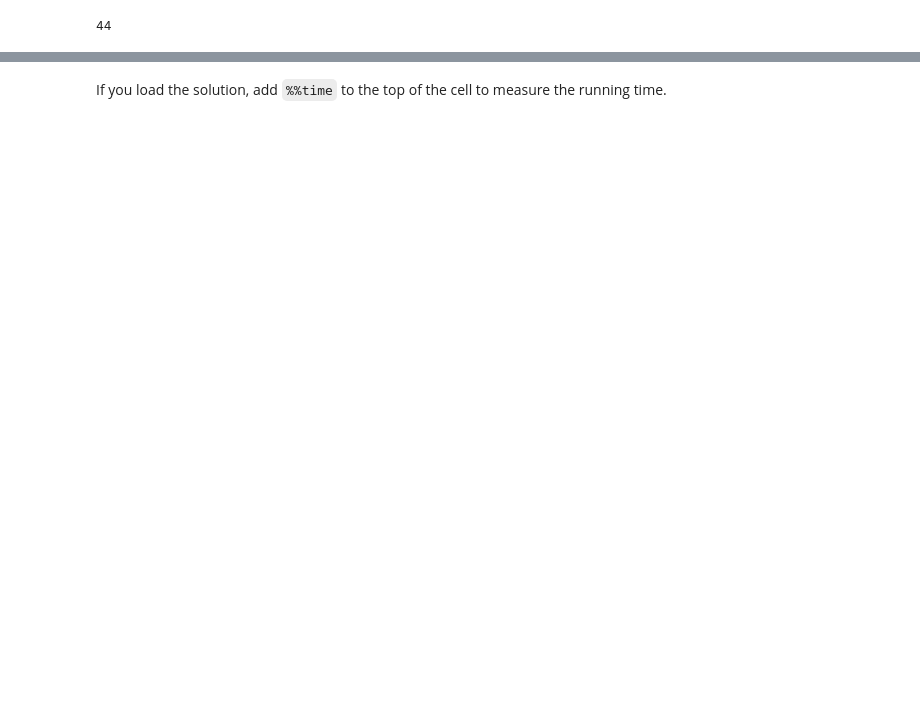
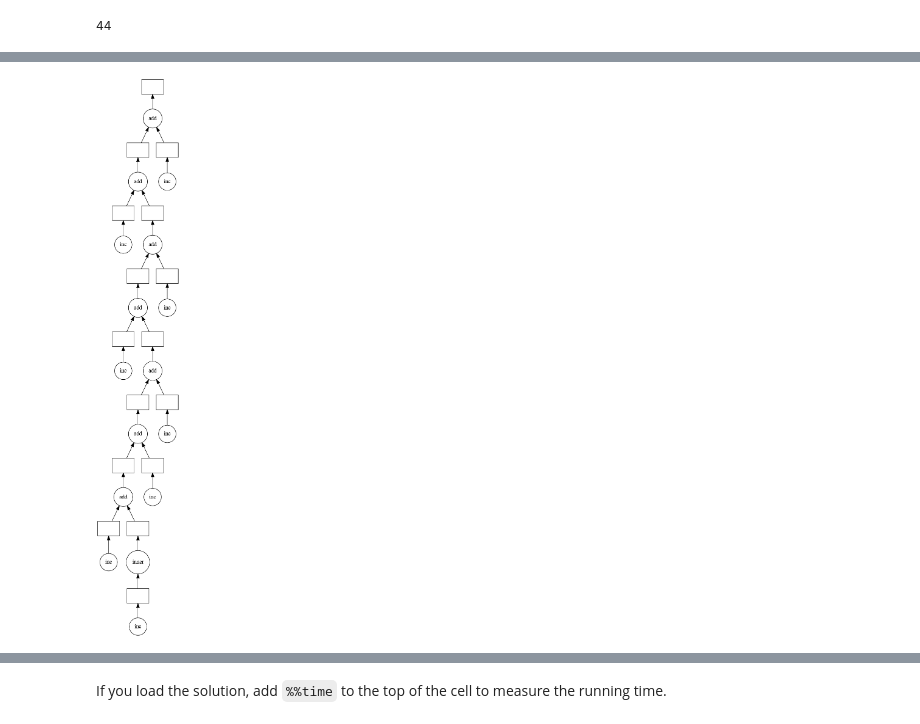
Before and after one commit to IncubatorShokuhou/dask-tutorial-chinese, a Jupyter notebook: 01_dask.delayed.ipynb, the cells around one changed output, grey strips where cells are left out. Drawn from its saved outputs; the diff is of its cells as text; code cells hidden in the pictures; blank space fills up the shorter version.

```diff
--- a/01_dask.delayed.ipynb
+++ b/01_dask.delayed.ipynb
@@ -155,0 +170,11 @@ In the example below we iterate through a list of inputs.  If that input is even
+# %%
+%%time
+# Your parallel code here...
+results = []
+for x in data:
+    y = delayed(inc)(x)
+    results.append(y)
+
+total = sum(results)  # 不使用delayed(sum)
+result = total.compute()
+print(result)
@@ -155,0 +185,4 @@ In the example below we iterate through a list of inputs.  If that input is even
+# %%
+total.visualize()
+# %% [output]
+[figure, added]
```
Also changed, not shown: parts of 48 cells of this notebook.
